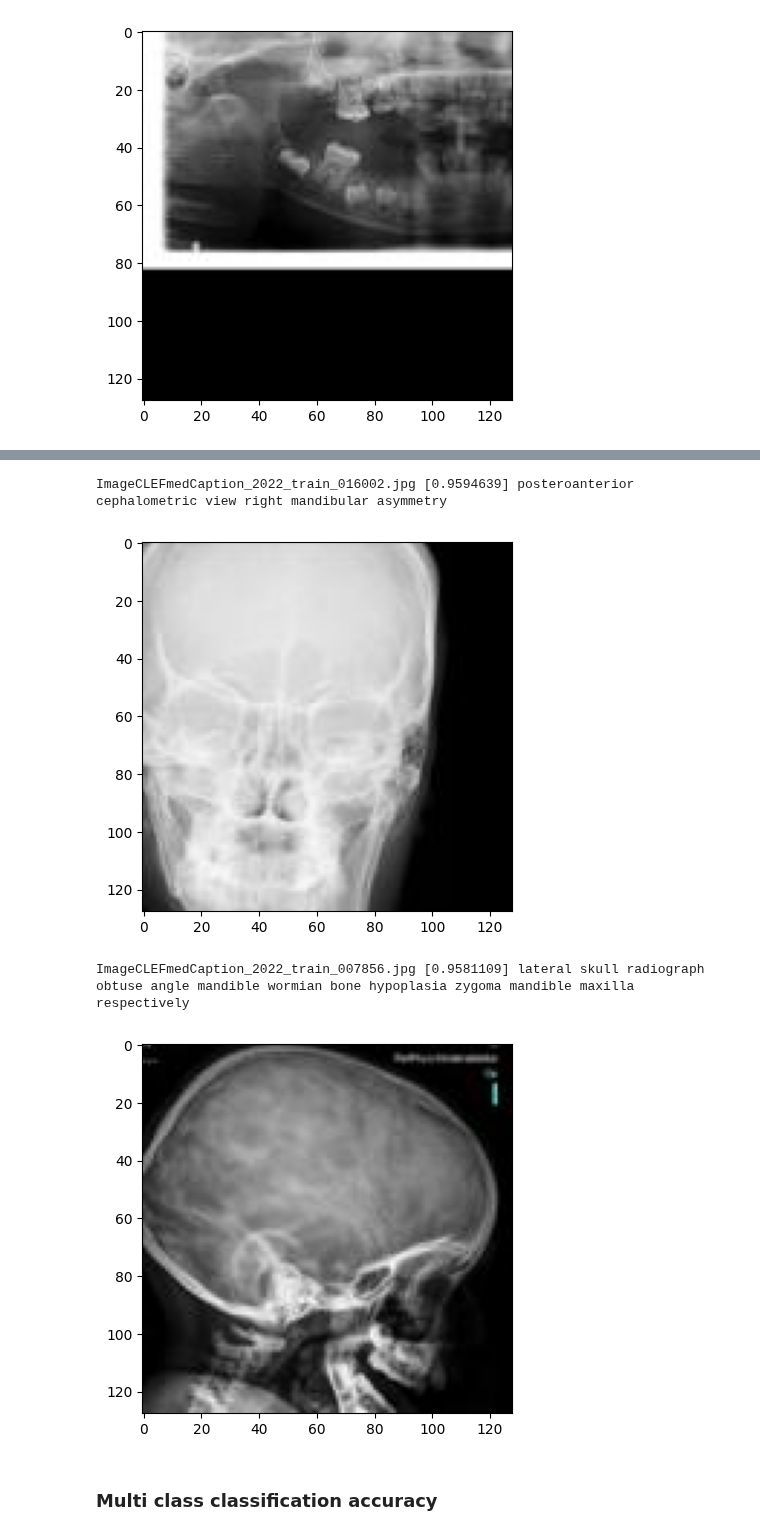
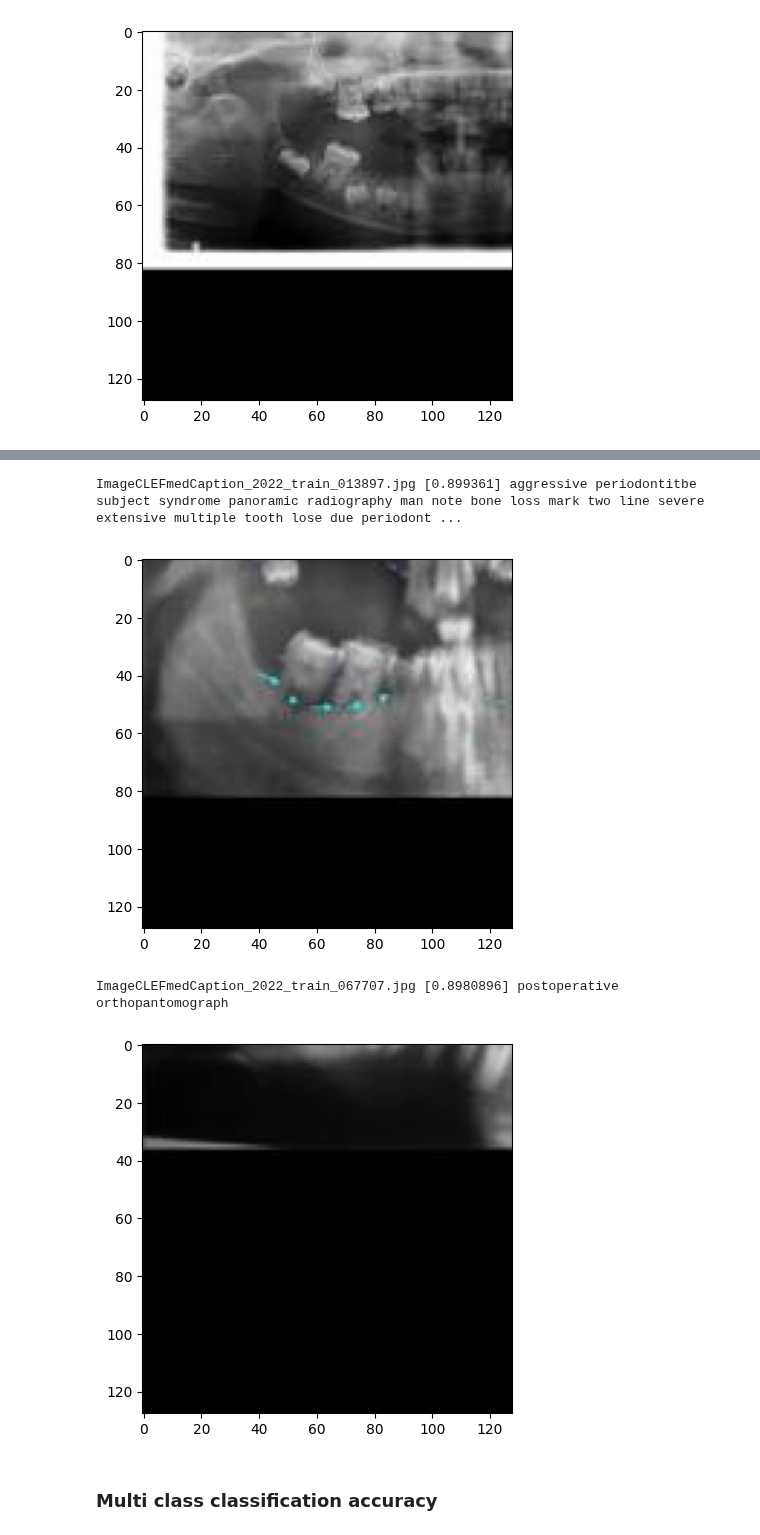
Before and after one commit to Calonca/clip-tensorflow, a Jupyter notebook: CLIP_test.ipynb, the cells around one changed output, grey strips where cells are left out. Drawn from its saved outputs; the diff is of its cells as text; code cells hidden in the pictures.

```diff
--- a/CLIP_test.ipynb
+++ b/CLIP_test.ipynb
@@ -158,8 +178,8 @@ loaded_model: CLIP_model.CLIP_base = tf.keras.models.load_model(
     custom_objects={
         "TFDistilBertModel": bert_model,
         "CLIP_base": CLIP_model.CLIP_base,
-        "ProjectorLayer": CLIP_model.ProjectorLayer,
-        "clip_loss": train_utils.clip_loss,
+        "ProjectorLayer": CLIP_model.ProjectorLayer
     },
+    compile=False,
 )  # type: ignore
 # %% [output]
@@ -209,4 +228,4 @@ def get_precomputed_embeddings(save_path,data,force_recompute=False):
             pickle.dump(emb_data, f)
     return emb_data
 # %%
-embed_test = get_precomputed_embeddings(f'{artifact_dir}/embed_test.pkl',test_gen,force_recompute=True)
+embed_test = get_precomputed_embeddings(f'{artifact_dir}/embed_test.pkl',test_gen,force_recompute=False)
@@ -401,9 +417,9 @@ ImageCLEFmedCaption_2022_train_052895.jpg -0.25702354311943054 axial contrastenh
 # %%
-show_similar_images_from_text('head',embed_test,max_print_similar=2)
+show_similar_images_from_text('opg',embed_test,max_print_similar=2)
 # %% [output]
-ImageCLEFmedCaption_2022_train_016002.jpg [0.9594639] posteroanterior cephalometric view right mandibular asymmetry
+ImageCLEFmedCaption_2022_train_013897.jpg [0.899361] aggressive periodontitbe subject syndrome panoramic radiography man note bone loss mark two line severe extensive multiple tooth lose due periodont ...
-[figure, old version]
+[figure, new version]
-ImageCLEFmedCaption_2022_train_007856.jpg [0.9581109] lateral skull radiograph obtuse angle mandible wormian bone hypoplasia zygoma mandible maxilla respectively
+ImageCLEFmedCaption_2022_train_067707.jpg [0.8980896] postoperative orthopantomograph
-[figure, old version]
+[figure, new version]
 # %% [markdown]
 ### Multi class classification accuracy
```
Also changed, not shown: parts of 15 cells of this notebook, 2 other files.
